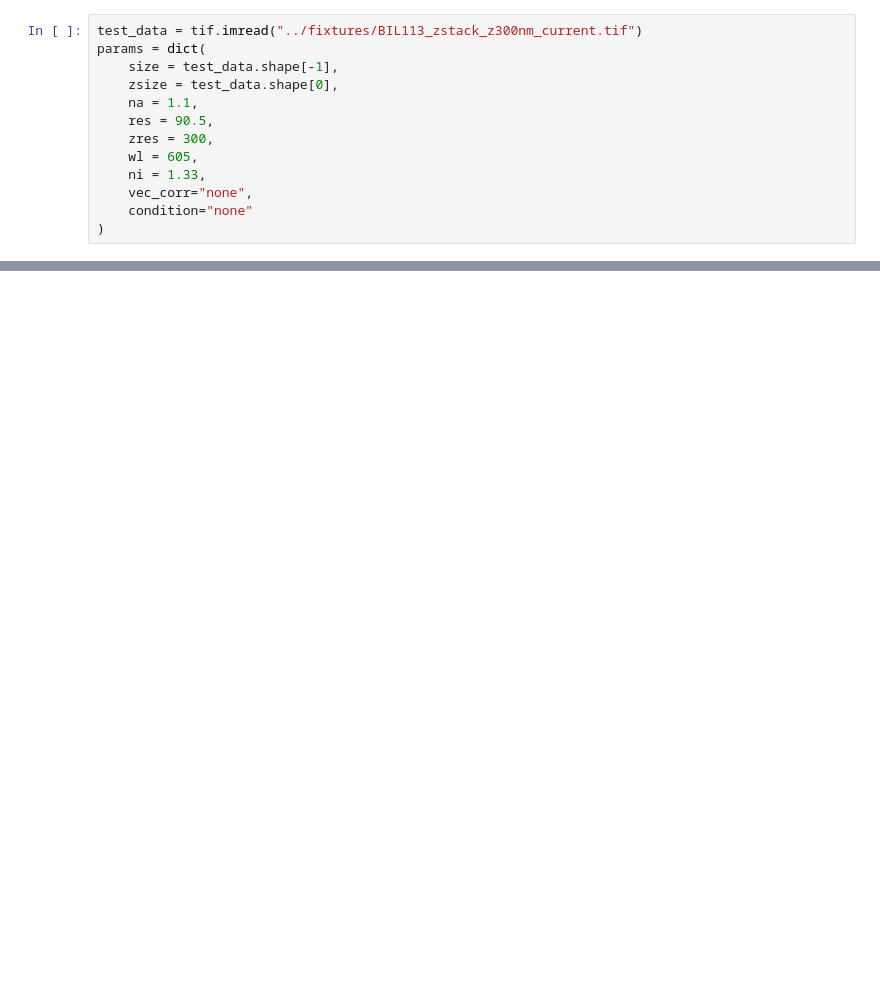
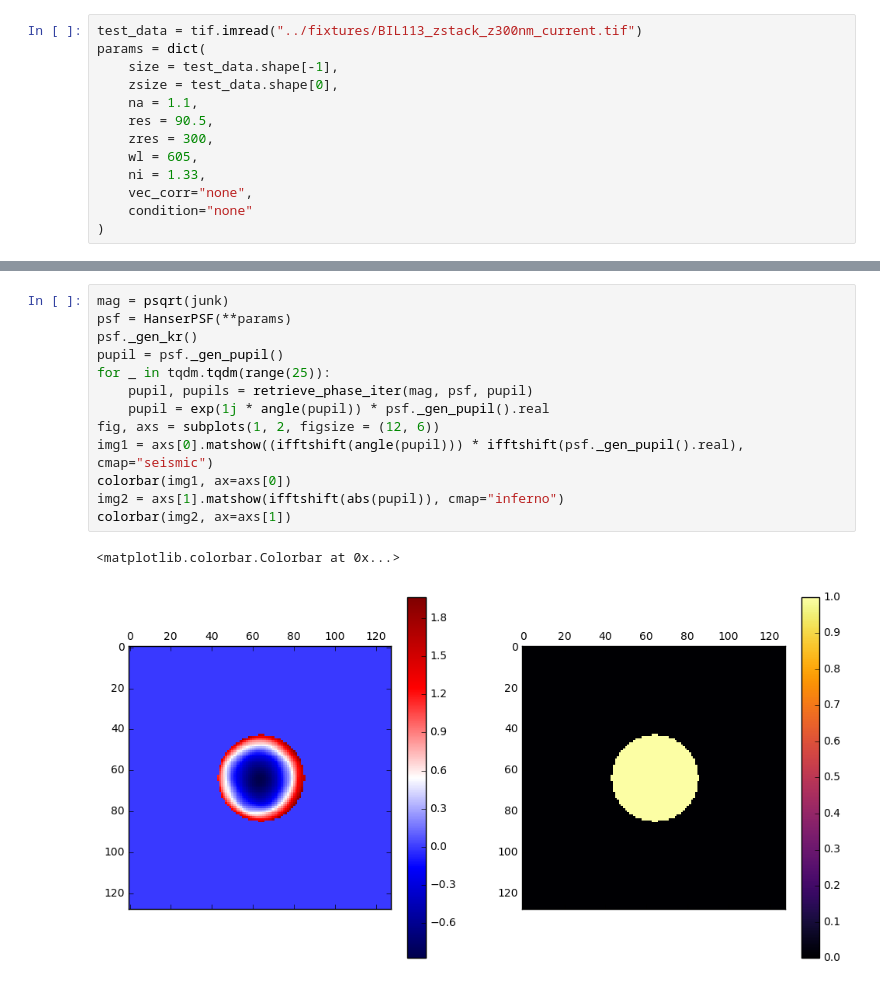
Before and after one commit to david-hoffman/pyotf, a Jupyter notebook: notebooks/Phase Retrieval.ipynb, the cells around one changed output, grey strips where cells are left out. Saved outputs shown, nothing was run; the diff lists cells and outputs as text; blank space fills up the shorter version.

```diff
--- a/notebooks/Phase Retrieval.ipynb
+++ b/notebooks/Phase Retrieval.ipynb
@@ -234,0 +227,16 @@ colorbar()
+# %%
+mag = psqrt(junk)
+psf = HanserPSF(**params)
+psf._gen_kr()
+pupil = psf._gen_pupil()
+for _ in tqdm.tqdm(range(25)):
+    pupil, pupils = retrieve_phase_iter(mag, psf, pupil)
+    pupil = exp(1j * angle(pupil)) * psf._gen_pupil().real
+fig, axs = subplots(1, 2, figsize = (12, 6))
+img1 = axs[0].matshow((ifftshift(angle(pupil))) * ifftshift(psf._gen_pupil().real), cmap="seismic")
+colorbar(img1, ax=axs[0])
+img2 = axs[1].matshow(ifftshift(abs(pupil)), cmap="inferno")
+colorbar(img2, ax=axs[1])
+# %% [output]
+<matplotlib.colorbar.Colorbar at 0x...>
+[figure, added]
```
Also changed, not shown: parts of 67 cells of this notebook, 2 other files.
